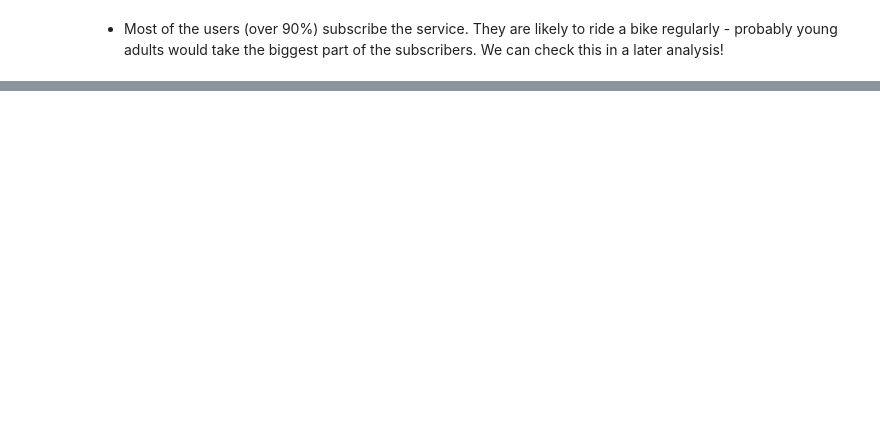
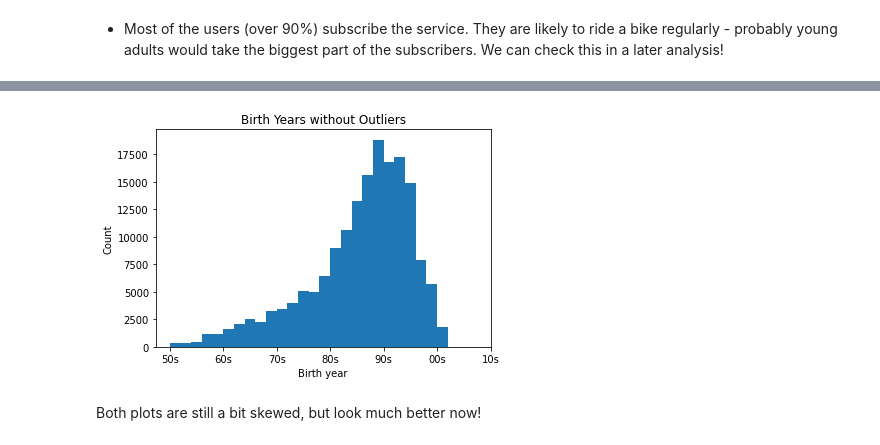
Before and after one commit to miji-lee-kr/Data_Visualisation, a Jupyter notebook: Data_Visualisation.ipynb, the cells around one changed output, grey strips where cells are left out. Cells and saved outputs as stored; diff of their text form; code cells hidden in the pictures; blank space fills up the shorter version.

```diff
--- a/Data_Visualisation.ipynb
+++ b/Data_Visualisation.ipynb
@@ -393,0 +448,14 @@ for loc, label in zip(locs, labels):
+# %%
+bins = np.arange(ford_n.member_birth_year.min(), ford_n.member_birth_year.max()+2, 2)
+age_list = [1950, 1960, 1970, 1980, 1990, 2000, 2010]
+
+plt.figure(figsize = (6,4))
+plt.hist(data = ford, x = 'member_birth_year', color = colors, bins = bins)
+plt.xticks(age_list, ['50s','60s', '70s', '80s', '90s', '00s', '10s'])
+plt.xlabel('Birth year')
+plt.ylabel('Count')
+plt.title('Birth Years without Outliers');
+# %% [output]
+[figure, added]
+# %% [markdown]
+Both plots are still a bit skewed, but look much better now!
```
Also changed, not shown: parts of 15 cells of this notebook.
